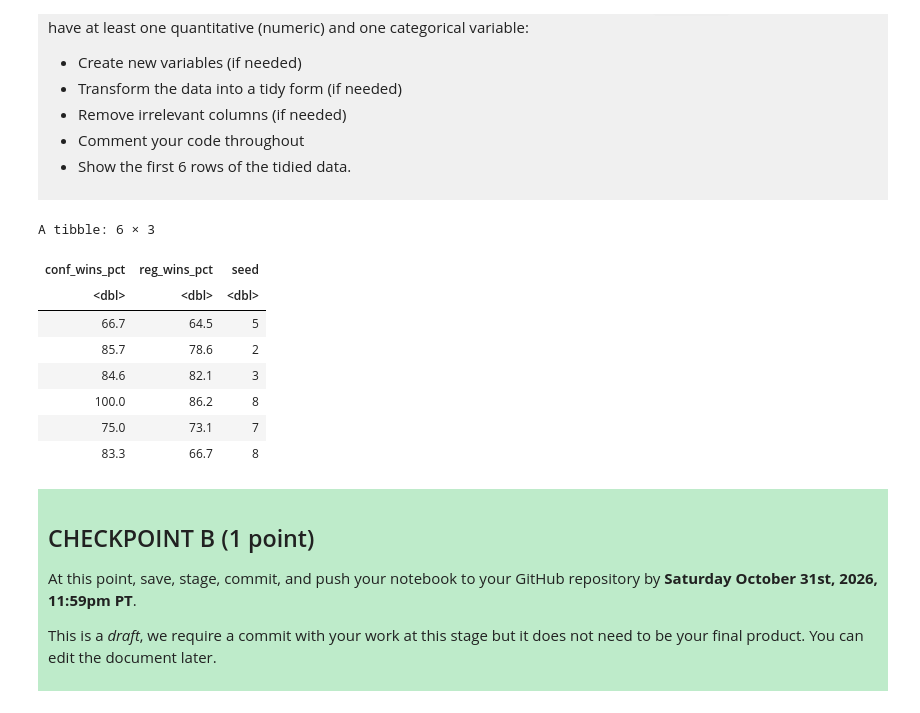
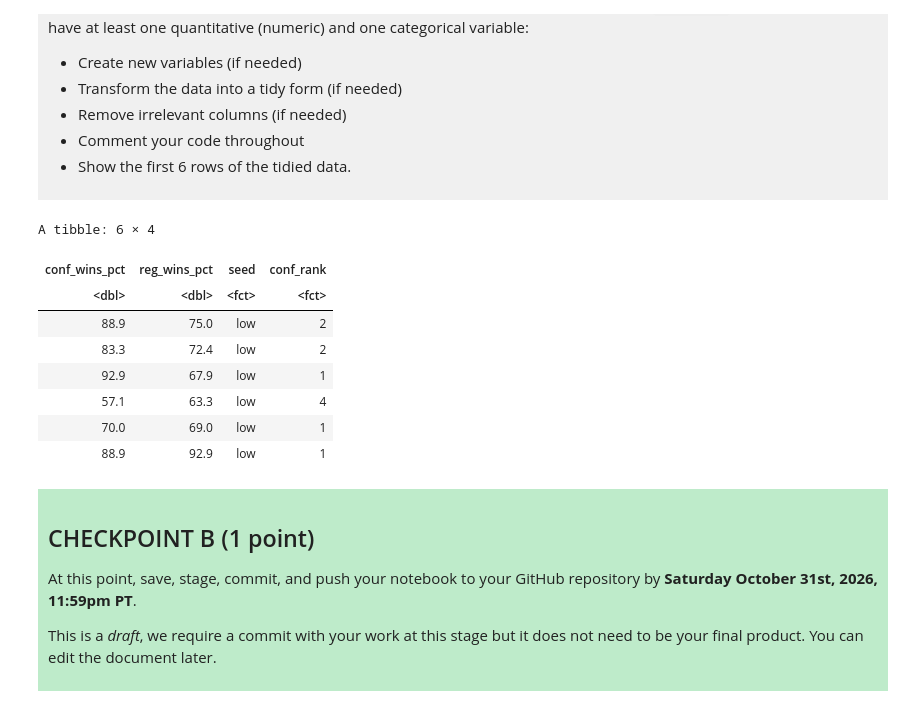
Before and after one commit to kiratomlinson07-beep/DSCI-100-Project-Kira-Tomlinson, a Jupyter notebook: dsci-100-project-notebook.ipynb, the cells around one changed output. Saved outputs shown, nothing was run; the diff lists cells and outputs as text; code cells hidden in the pictures.

```diff
--- a/dsci-100-project-notebook.ipynb
+++ b/dsci-100-project-notebook.ipynb
@@ -214,22 +214,35 @@ Produce a tidy data set that could be used to answer your research question usin
 # %%
 library(tidyverse)
 
-tidy_bball <- basketball |>
-    select(conf_wins_pct, reg_wins_pct, seed) |> #selecting only relevent columns
-    filter(!is.na(conf_wins_pct), #removing rows where the conference win pct is NA
-           !is.na(reg_wins_pct)) #removing rows where the regional win pct is NA
+bball <- basketball |>
+    select(conf_wins_pct, reg_wins_pct, seed, conf_rank)
+
+high_bball <- bball |>
+    filter(seed <= 8) |>
+    mutate(seed = "high")
+
+low_bball <- bball |>
+    filter(seed >= 9) |>
+    mutate(seed = "low")
+
+tidy_bball <- low_bball |>
+    bind_rows(high_bball) |>
+    mutate(seed = as.factor(seed)) |>
+    mutate(conf_rank = as.factor(conf_rank))
+
+
 
 tidy_bball |> slice(1:6)
 # %% [output]
-A tibble: 6 × 3
+A tibble: 6 × 4
-| conf_wins_pct | reg_wins_pct | seed |
-| <dbl> | <dbl> | <dbl> |
-| 66.7 | 64.5 | 5 |
-| 85.7 | 78.6 | 2 |
-| 84.6 | 82.1 | 3 |
-| 100.0 | 86.2 | 8 |
-| 75.0 | 73.1 | 7 |
-| 83.3 | 66.7 | 8 |
+| conf_wins_pct | reg_wins_pct | seed | conf_rank |
+| <dbl> | <dbl> | <fct> | <fct> |
+| 88.9 | 75.0 | low | 2 |
+| 83.3 | 72.4 | low | 2 |
+| 92.9 | 67.9 | low | 1 |
+| 57.1 | 63.3 | low | 4 |
+| 70.0 | 69.0 | low | 1 |
+| 88.9 | 92.9 | low | 1 |
 # %% [markdown]
 <div style="background-color: #beebca; padding: 10px;">
 
```
Also changed, not shown: parts of 11 cells of this notebook.
